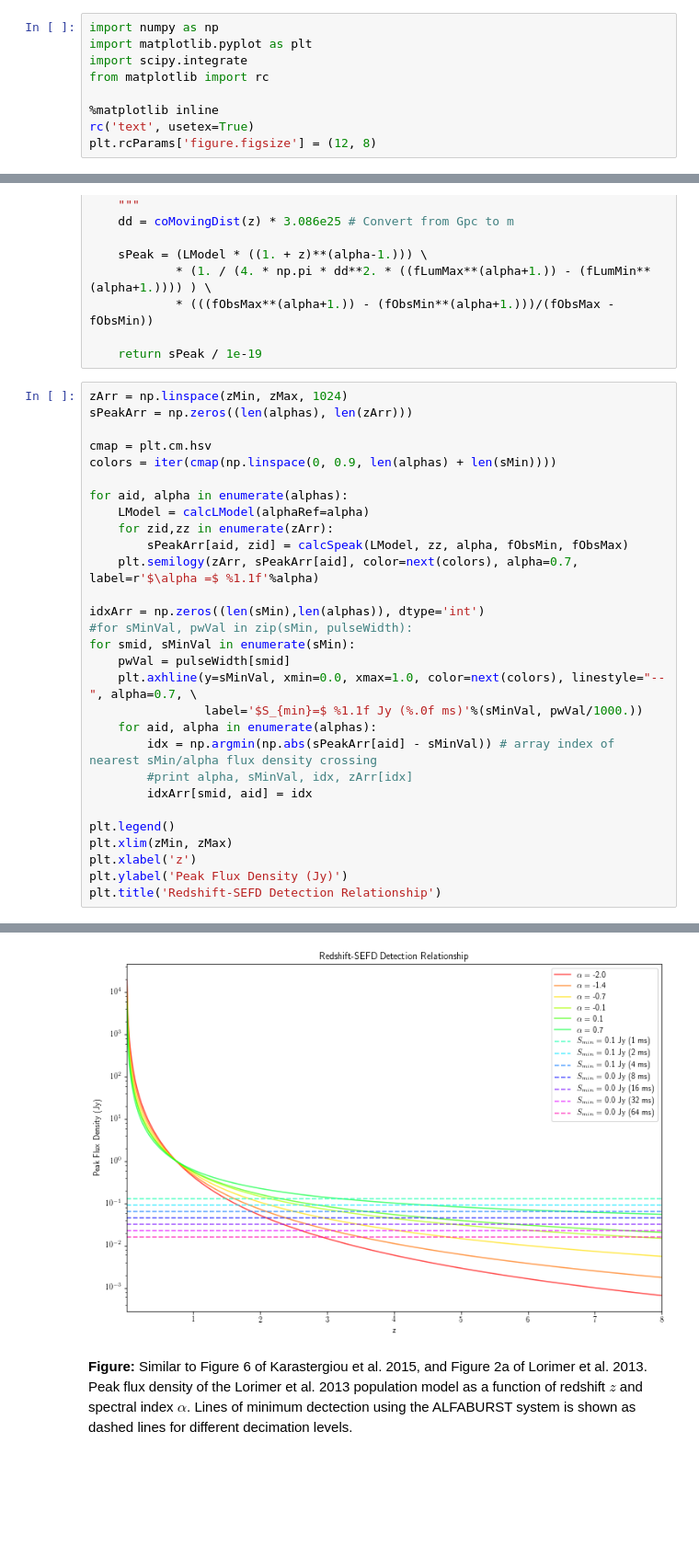
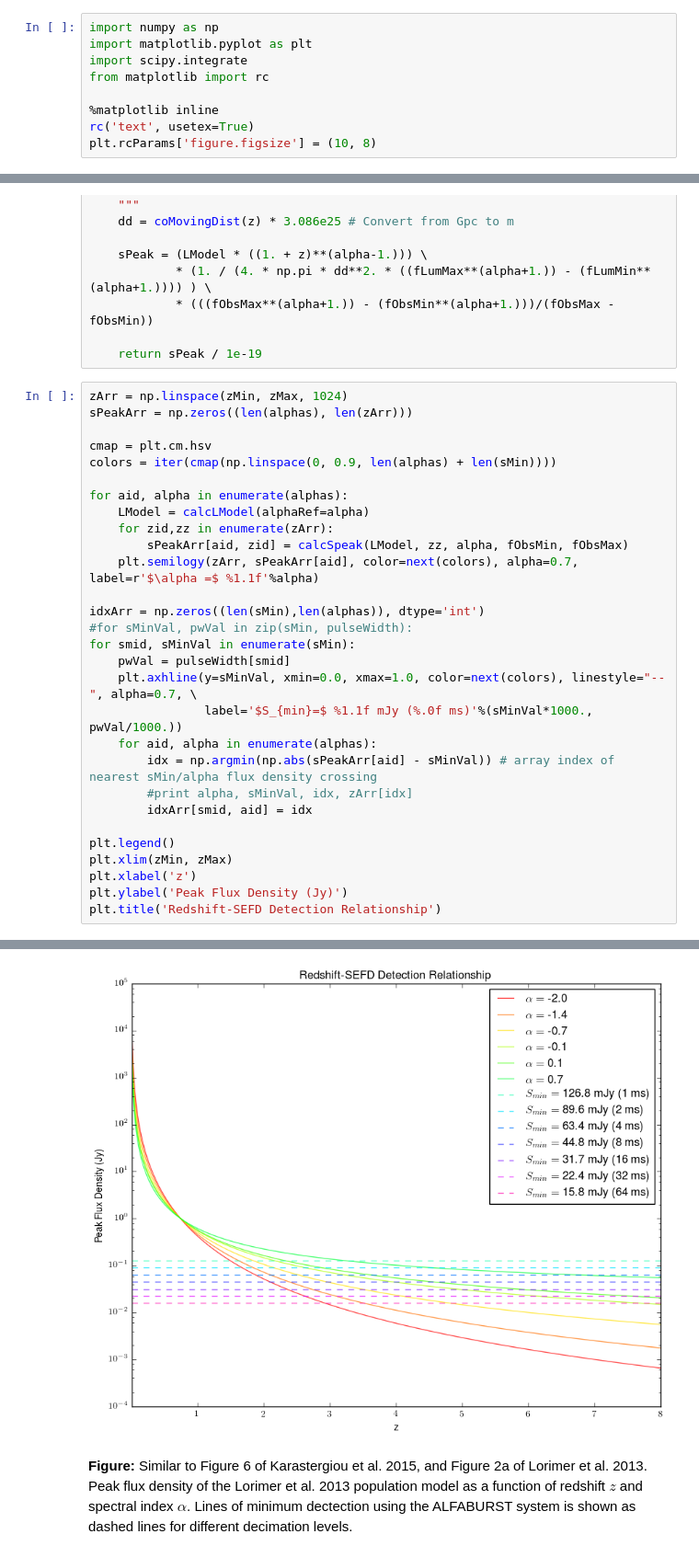
Before and after one commit to griffinfoster/alfaburst-initial-survey, a Jupyter notebook: notebooks/frb_event_rate.ipynb, the cells around one changed output, grey strips where cells are left out. Shown: that part at 92% size. Drawn from its saved outputs; the diff is of its cells as text; blank space fills up the shorter version.

Commit message:
figure update

```diff
--- a/notebooks/frb_event_rate.ipynb
+++ b/notebooks/frb_event_rate.ipynb
@@ -16,7 +16,7 @@ from matplotlib import rc
 
 %matplotlib inline
 rc('text', usetex=True)
-plt.rcParams['figure.figsize'] = (12, 8)
+plt.rcParams['figure.figsize'] = (10, 8)
 # %% [markdown]
 Equation 6 of Karastergiou et al. 2015 is derived from the radiometer equation:
 
@@ -119,35 +123,35 @@ def calcSpeak(LModel, z, alpha, fObsMin, fObsMax, fLumMin=1e7, fLumMax=1e10):
 # %%
 zArr = np.linspace(zMin, zMax, 1024)
 sPeakArr = np.zeros((len(alphas), len(zArr)))
 
 cmap = plt.cm.hsv
 colors = iter(cmap(np.linspace(0, 0.9, len(alphas) + len(sMin))))
 
 for aid, alpha in enumerate(alphas):
     LModel = calcLModel(alphaRef=alpha)
     for zid,zz in enumerate(zArr):
         sPeakArr[aid, zid] = calcSpeak(LModel, zz, alpha, fObsMin, fObsMax)
     plt.semilogy(zArr, sPeakArr[aid], color=next(colors), alpha=0.7, label=r'$\alpha =$ %1.1f'%alpha)
 
 idxArr = np.zeros((len(sMin),len(alphas)), dtype='int')
 #for sMinVal, pwVal in zip(sMin, pulseWidth):
 for smid, sMinVal in enumerate(sMin):
     pwVal = pulseWidth[smid]
     plt.axhline(y=sMinVal, xmin=0.0, xmax=1.0, color=next(colors), linestyle="--", alpha=0.7, \
-                label='$S_{min}=$ %1.1f Jy (%.0f ms)'%(sMinVal, pwVal/1000.))
+                label='$S_{min}=$ %1.1f mJy (%.0f ms)'%(sMinVal*1000., pwVal/1000.))
     for aid, alpha in enumerate(alphas):
         idx = np.argmin(np.abs(sPeakArr[aid] - sMinVal)) # array index of nearest sMin/alpha flux density crossing
         #print alpha, sMinVal, idx, zArr[idx]
         idxArr[smid, aid] = idx
 
 plt.legend()
 plt.xlim(zMin, zMax)
 plt.xlabel('z')
 plt.ylabel('Peak Flux Density (Jy)')
 plt.title('Redshift-SEFD Detection Relationship')
 # %% [output]
 <matplotlib.text.Text at 0x...>
-[figure, old version]
+[figure, new version]
 # %% [markdown]
 **Figure:** Similar to Figure 6 of Karastergiou et al. 2015, and Figure 2a of Lorimer et al. 2013. Peak flux density of the Lorimer et al. 2013 population model as a function of redshift $z$ and spectral index $\alpha$. Lines of minimum dectection using the ALFABURST system is shown as dashed lines for different decimation levels.
 # %%
```
Also changed, not shown: parts of 3 cells of this notebook.
